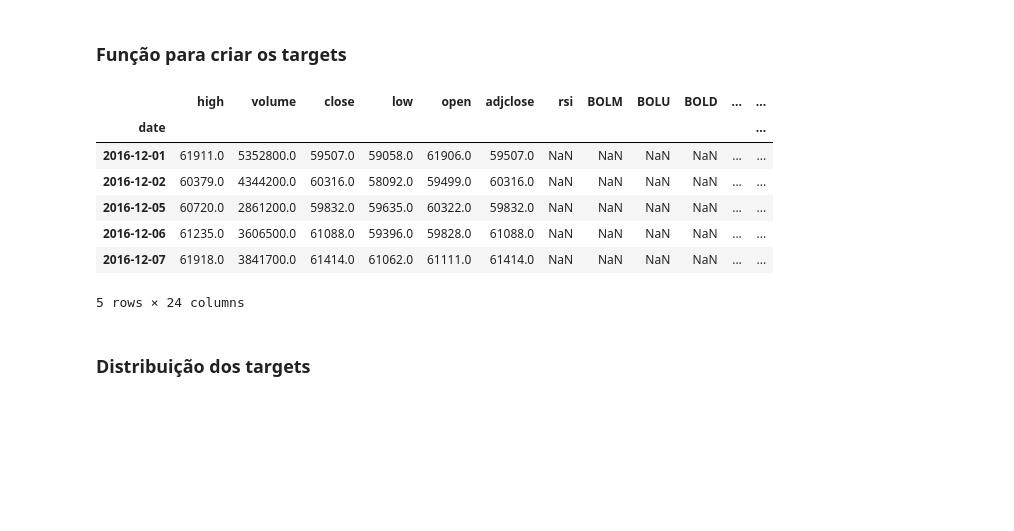
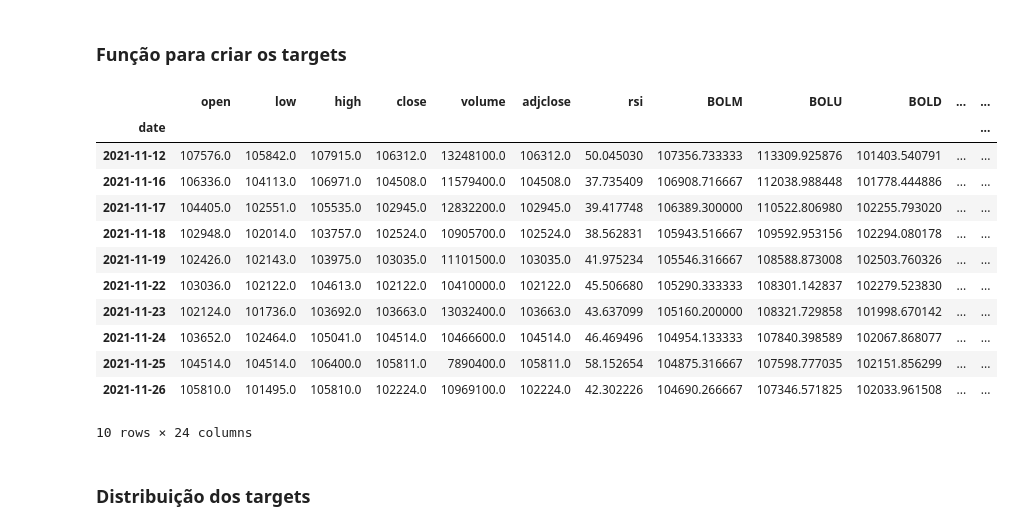
Before and after one commit to gabrieldapaz/ml-cin, a Jupyter notebook: eda_data_processing_modeling.ipynb, the cells around one changed output. Cells and saved outputs as stored; diff of their text form; code cells hidden in the pictures; blank space fills up the shorter version.

```diff
--- a/eda_data_processing_modeling.ipynb
+++ b/eda_data_processing_modeling.ipynb
@@ -42,29 +40,11 @@ base_modelagem = base_modelagem.set_index("date")
 # %% [markdown]
 ### Função para criar os targets
 # %%
-def target_build(close, delta):
+def target_build(data, shift):
     """Função para construir o alvo da modelagem, indicando se
     houve uma variação positiva ou negativa, em um intervalo delta"""
+    returns = np.log(data.shift(-shift)/data)
+    target = np.sign(returns)
 
-    x_arr = np.array(close.copy())
-    y_arr = np.array(close.copy())
-
-    target = np.array([])
-
-    for i in range(0, (len(x_arr) - delta)):
-
-        variation = y_arr[i+delta] - x_arr[i]
-
-        #import pdb; pdb.set_trace()
-
-        if variation > 0:
-            target = np.append(target, 1)
-        elif variation < 0:
-            target = np.append(target, -1)
-        else:
-            target = np.append(target, 0)
-
-    for k in range(0, delta):
-        target = np.append(target, np.nan)
 
     return target
@@ -74,16 +62,21 @@ for i in range(1, 6):
     name = "target_" + str(i) + "_dias"
     base_modelagem[name] = target_build(base_modelagem.close, i)
 # %%
-base_modelagem.head()
+base_modelagem.tail(10)
 # %% [output]
-|  | high | volume | close | low | open | adjclose | rsi | BOLM | BOLU | BOLD | ... | ... |
+|  | open | low | high | close | volume | adjclose | rsi | BOLM | BOLU | BOLD | ... | ... |
 | date |  |  |  |  |  |  |  |  |  |  |  | ... |
-| 2016-12-01 | 61911.0 | 5352800.0 | 59507.0 | 59058.0 | 61906.0 | 59507.0 | NaN | NaN | NaN | NaN | ... | ... |
-| 2016-12-02 | 60379.0 | 4344200.0 | 60316.0 | 58092.0 | 59499.0 | 60316.0 | NaN | NaN | NaN | NaN | ... | ... |
-| 2016-12-05 | 60720.0 | 2861200.0 | 59832.0 | 59635.0 | 60322.0 | 59832.0 | NaN | NaN | NaN | NaN | ... | ... |
-| 2016-12-06 | 61235.0 | 3606500.0 | 61088.0 | 59396.0 | 59828.0 | 61088.0 | NaN | NaN | NaN | NaN | ... | ... |
-| 2016-12-07 | 61918.0 | 3841700.0 | 61414.0 | 61062.0 | 61111.0 | 61414.0 | NaN | NaN | NaN | NaN | ... | ... |
+| 2021-11-12 | 107576.0 | 105842.0 | 107915.0 | 106312.0 | 13248100.0 | 106312.0 | 50.045030 | 107356.733333 | 113309.925876 | 101403.540791 | ... | ... |
+| 2021-11-16 | 106336.0 | 104113.0 | 106971.0 | 104508.0 | 11579400.0 | 104508.0 | 37.735409 | 106908.716667 | 112038.988448 | 101778.444886 | ... | ... |
+| 2021-11-17 | 104405.0 | 102551.0 | 105535.0 | 102945.0 | 12832200.0 | 102945.0 | 39.417748 | 106389.300000 | 110522.806980 | 102255.793020 | ... | ... |
+| 2021-11-18 | 102948.0 | 102014.0 | 103757.0 | 102524.0 | 10905700.0 | 102524.0 | 38.562831 | 105943.516667 | 109592.953156 | 102294.080178 | ... | ... |
+| 2021-11-19 | 102426.0 | 102143.0 | 103975.0 | 103035.0 | 11101500.0 | 103035.0 | 41.975234 | 105546.316667 | 108588.873008 | 102503.760326 | ... | ... |
+| 2021-11-22 | 103036.0 | 102122.0 | 104613.0 | 102122.0 | 10410000.0 | 102122.0 | 45.506680 | 105290.333333 | 108301.142837 | 102279.523830 | ... | ... |
+| 2021-11-23 | 102124.0 | 101736.0 | 103692.0 | 103663.0 | 13032400.0 | 103663.0 | 43.637099 | 105160.200000 | 108321.729858 | 101998.670142 | ... | ... |
+| 2021-11-24 | 103652.0 | 102464.0 | 105041.0 | 104514.0 | 10466600.0 | 104514.0 | 46.469496 | 104954.133333 | 107840.398589 | 102067.868077 | ... | ... |
+| 2021-11-25 | 104514.0 | 104514.0 | 106400.0 | 105811.0 | 7890400.0 | 105811.0 | 58.152654 | 104875.316667 | 107598.777035 | 102151.856299 | ... | ... |
+| 2021-11-26 | 105810.0 | 101495.0 | 105810.0 | 102224.0 | 10969100.0 | 102224.0 | 42.302226 | 104690.266667 | 107346.571825 | 102033.961508 | ... | ... |
-5 rows × 24 columns
+10 rows × 24 columns
 # %% [markdown]
 ### Distribuição dos targets
 # %% [markdown]
```
Also changed, not shown: parts of 7 cells of this notebook, 1 other file.
